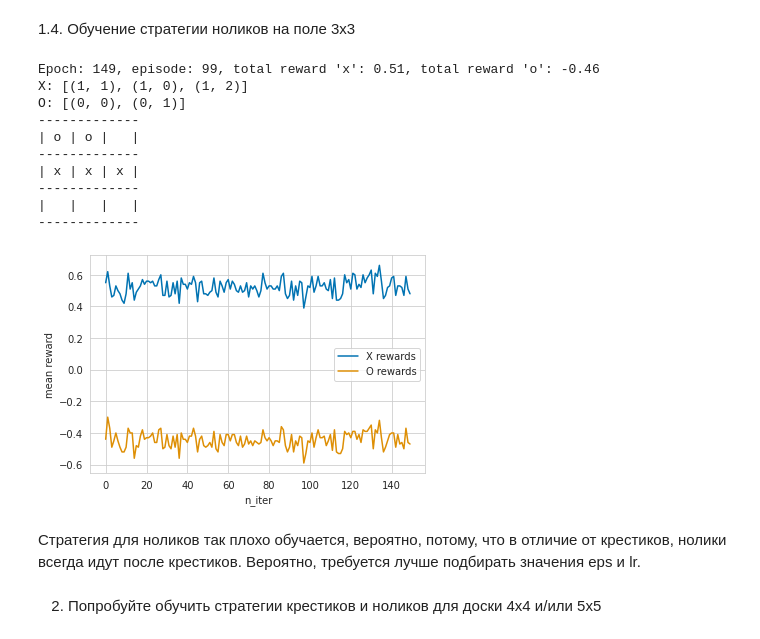
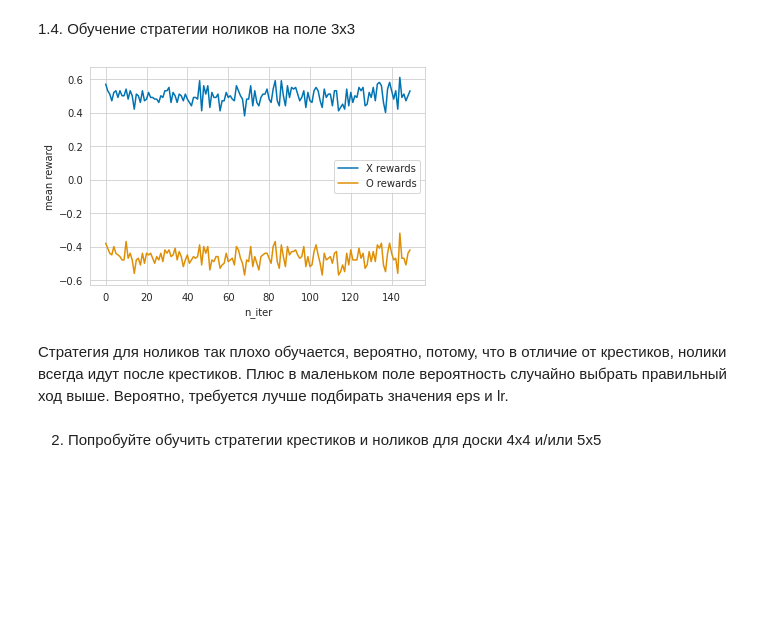
Before and after one commit to viacheslav-konstantinov/MADE_Advanced_DL_and_RL, a Jupyter notebook: HW2.ipynb, the cells around one changed output. Saved outputs shown, nothing was run; the diff lists cells and outputs as text; code cells hidden in the pictures; blank space fills up the shorter version.

```diff
--- a/HW2.ipynb
+++ b/HW2.ipynb
@@ -439,58 +438,48 @@ for epoch in range(N_epochs):
       while not done:
           if turn == 1:
               action = agent1_new.get_action(state_hash)
               next_state, reward, done, info = env.step(action)
               next_state_hash = next_state[0]
               action_idx = action[0] * agent1_new.n_rows + action[1]
               #agent1_new.train((state_hash, action_idx, next_state_hash, reward, done))
               total_reward1 += reward
               state_hash = next_state_hash
               #print("X at", turn, "a:", action)
               x_actions.append((action[0], action[1]))
               turn = -1
           else:
               action = agent2_new.get_action(state_hash)
               next_state, reward, done, info = env.step(action)
               next_state_hash = next_state[0]
               action_idx = action[0] * agent2_new.n_rows + action[1]
               agent2_new.train((state_hash, action_idx, next_state_hash, reward, done))
               total_reward2 += reward
               state_hash = next_state_hash
               #print("O at", turn, "a:", action)
               o_actions.append((action[0], action[1]))
               turn = 1
 
-          if epoch:
-              print("Epoch: {}, episode: {}, total reward \'x\': {}, total reward \'o\': {}".format(epoch, ep, rewards1[-1], rewards2[-1]))
-          else:
-              print("Epoch: {}, episode: {}, total reward \'x\': {}, total reward \'o\': {}".format(epoch, ep, "--", "--"))
-          print("X:", x_actions)
-          print("O:", o_actions)
-          env.printBoard()
-          time.sleep(0.01)
-          clear_output(wait=True)
+          # if epoch:
+          #     print("Epoch: {}, episode: {}, total reward \'x\': {}, total reward \'o\': {}".format(epoch, ep, rewards1[-1], rewards2[-1]))
+          # else:
+          #     print("Epoch: {}, episode: {}, total reward \'x\': {}, total reward \'o\': {}".format(epoch, ep, "--", "--"))
+          # print("X:", x_actions)
+          # print("O:", o_actions)
+          # env.printBoard()
+          # time.sleep(0.01)
+          # clear_output(wait=True)
       rewards1_epoch.append(total_reward1)
       rewards2_epoch.append(total_reward2)
 
   rewards1.append(np.array(rewards1_epoch).mean())
   rewards2.append(np.array(rewards2_epoch).mean())
+  plt.plot(range(epoch + 1), rewards1, label = "X rewards")
+  plt.plot(range(epoch + 1), rewards2, label = "O rewards")
+  plt.xlabel("n_iter")
+  plt.ylabel("mean reward")
+  plt.legend()
+  plt.show()
+  time.sleep(0.005)
+  clear_output(wait=True)
 # %% [output]
-Epoch: 149, episode: 99, total reward 'x': 0.51, total reward 'o': -0.46
-X: [(1, 1), (1, 0), (1, 2)]
-O: [(0, 0), (0, 1)]
--------------
-| o | o |   |
--------------
-| x | x | x |
--------------
-|   |   |   |
--------------
+[figure, added]
-# %%
-plt.plot(range(N_epochs), rewards1, label = "X rewards")
-plt.plot(range(N_epochs), rewards2, label = "O rewards")
-plt.xlabel("n_iter")
-plt.ylabel("mean reward")
-plt.legend()
-plt.show()
-# %% [output]
-[figure, removed]
@@ -497,5 +488,5 @@ plt.show()
 # %% [markdown]
-Стратегия для ноликов так плохо обучается, вероятно, потому, что в отличие от крестиков, нолики всегда идут после крестиков. Вероятно, требуется лучше подбирать значения eps и lr.
+Стратегия для ноликов так плохо обучается, вероятно, потому, что в отличие от крестиков, нолики всегда идут после крестиков. Плюс в маленьком поле вероятность случайно выбрать правильный ход выше. Вероятно, требуется лучше подбирать значения eps и lr.
 # %% [markdown]
 2. Попробуйте обучить стратегии крестиков и ноликов для доски 4х4 и/или 5х5
 # %%
```
Also changed, not shown: parts of 28 cells of this notebook.
